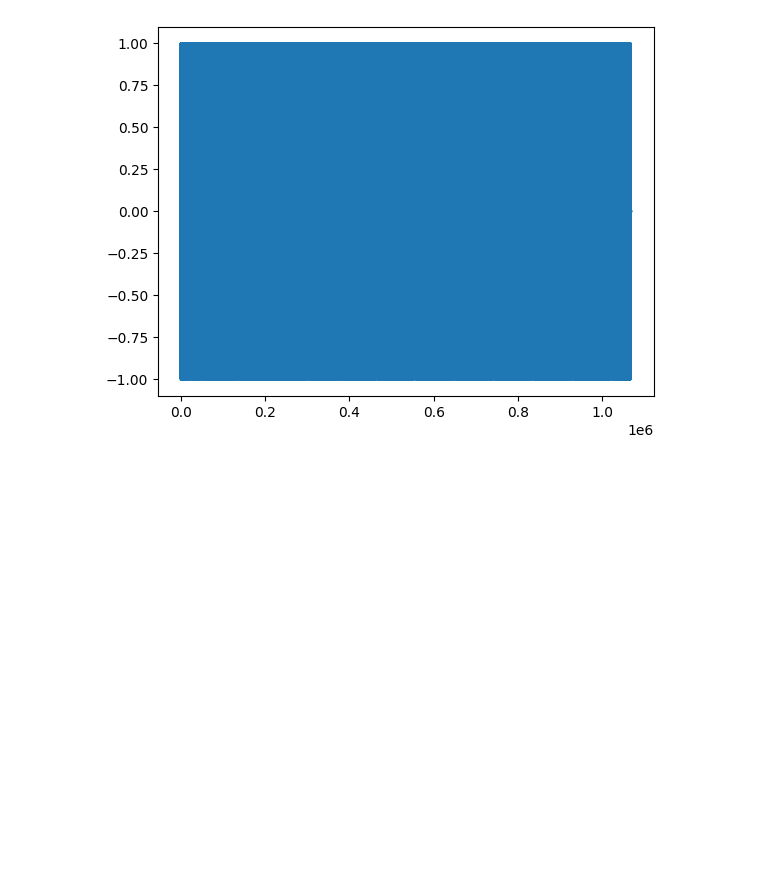
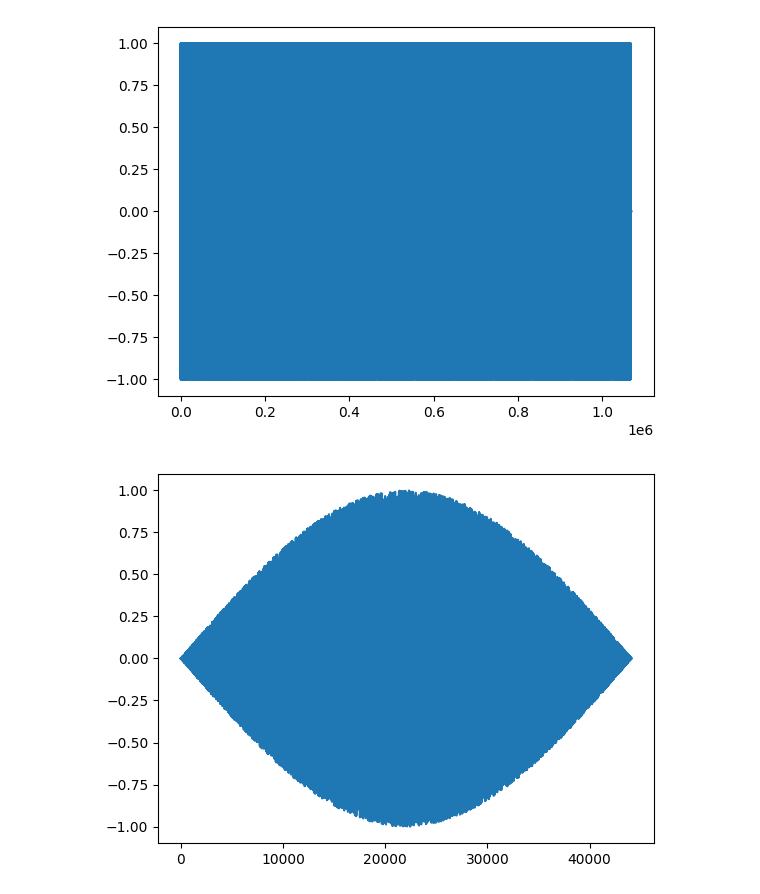
Before and after one commit to Adelpozo04/Informatica-Musical, a Jupyter notebook: Practica 1/practica01.ipynb, the cells around one changed output. Cells and saved outputs as stored; diff of their text form; code cells hidden in the pictures; blank space fills up the shorter version.

```diff
--- a/Practica 1/practica01.ipynb
+++ b/Practica 1/practica01.ipynb
@@ -146,17 +146,27 @@ sd.wait()
 [figure]
 # %%
 def modulador(signal, freq):
-    if freq >= 0 or freq <= 1:
-        return signal * freq
-    else:
-        return signal
 
-aux = osc(NotaFrecuencia('A'), 2)
+    dur = len(signal)/SRATE
+
+    aux = osc(freq, dur)
+    return signal * aux
+
+
+
+def noise2(dur):
+    ns = np.random.uniform(-1, 1, dur * SRATE)
+    return ns
+
+
+aux = noise2(1)
 
 aux = modulador(aux, 0.5)
 
 plt.plot(aux)
 
 sd.play(aux)
 
 sd.wait()
+# %% [output]
+[figure, added]
```
Also changed, not shown: parts of 1 cell of this notebook.
